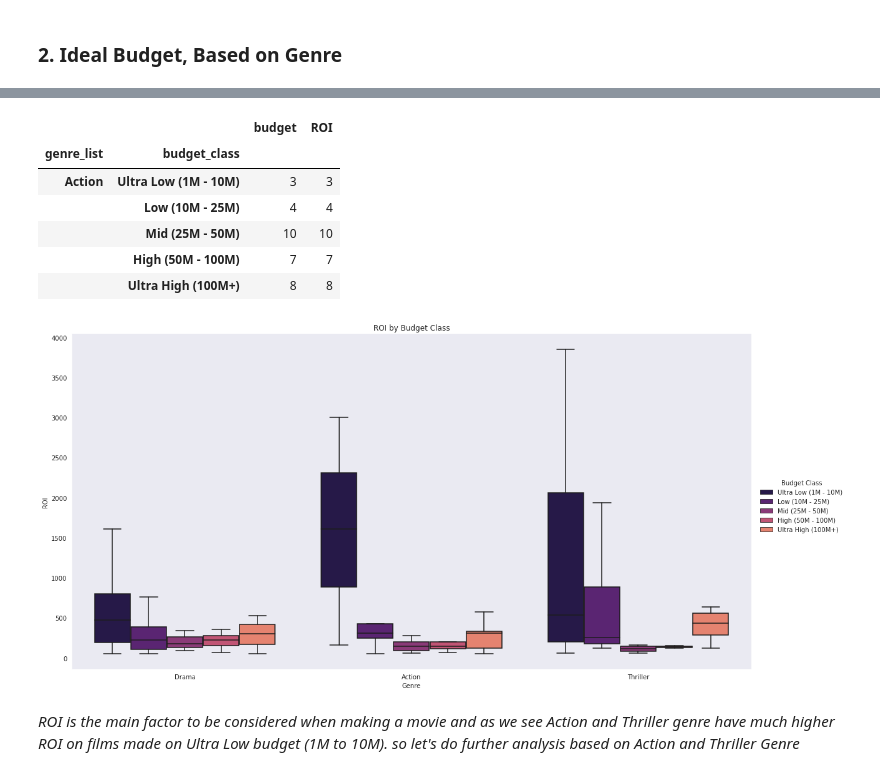
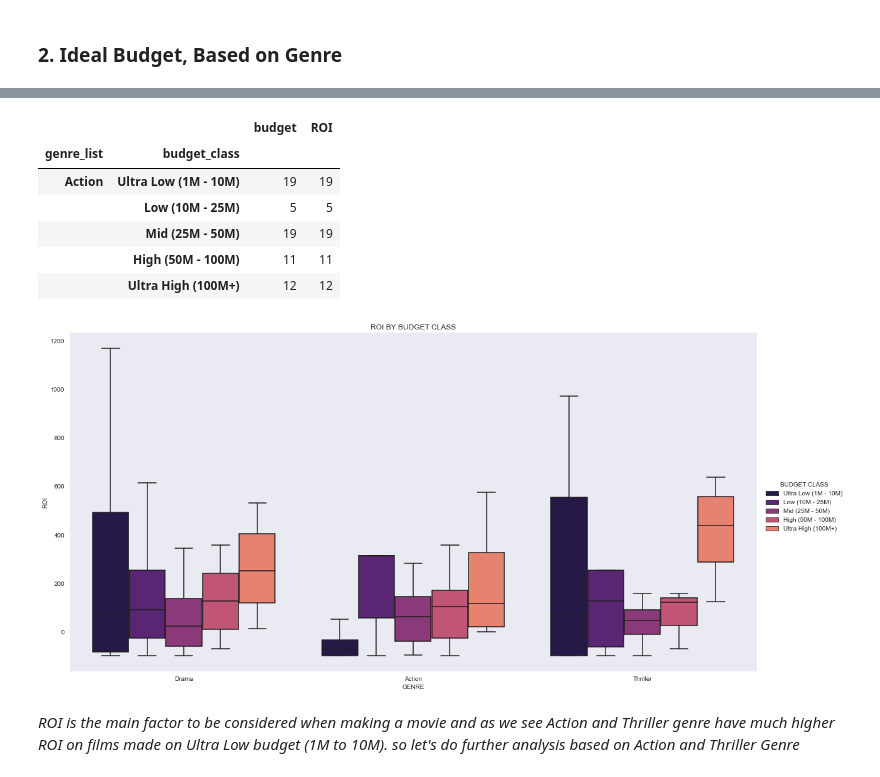
Before and after one commit to avithekkc/P1-moive-data-analysis, a Jupyter notebook: data-visualization.ipynb, the cells around one changed output, grey strips where cells are left out. Drawn from its saved outputs; the diff is of its cells as text; code cells hidden in the pictures.

```diff
--- a/data-visualization.ipynb
+++ b/data-visualization.ipynb
@@ -208,6 +212,6 @@ _So as we have our top 5 Genre to be considered while making a film, lets take a
 # %%
 top_genres = ['Thriller', 'Action', 'Drama']
 
-df = df[((df['Thriller'] == 1) | (df['Action'] == 1) | (df['Drama'] == 1)) & ((df['ROI'] > 50) & (df['budget'] > 100000))]
+df = df[((df['Thriller'] == 1) | (df['Action'] == 1) | (df['Drama'] == 1))]
 df.shape
 # %% [output]
@@ -255,28 +235,29 @@ df_budget.groupby(['genre_list', 'budget_class']).count().head()
 # %% [output]
 |  |  | budget | ROI |
 | genre_list | budget_class |  |  |
-| Action | Ultra Low (1M - 10M) | 3 | 3 |
-|  | Low (10M - 25M) | 4 | 4 |
-|  | Mid (25M - 50M) | 10 | 10 |
-|  | High (50M - 100M) | 7 | 7 |
-|  | Ultra High (100M+) | 8 | 8 |
+| Action | Ultra Low (1M - 10M) | 19 | 19 |
+|  | Low (10M - 25M) | 5 | 5 |
+|  | Mid (25M - 50M) | 19 | 19 |
+|  | High (50M - 100M) | 11 | 11 |
+|  | Ultra High (100M+) | 12 | 12 |
 # %%
 ax = sns.catplot(x="genre_list",
             y="ROI",
             hue="budget_class",
             hue_order=['Ultra Low (1M - 10M)', 'Low (10M - 25M)', 'Mid (25M - 50M)', 'High (50M - 100M)', 'Ultra High (100M+)'],
             kind="box",
             height = 8,
             aspect = 2,
             showfliers = False,
             data=df_budget)
 
-ax._legend.set_title('Budget Class')
+ax._legend.set_title('BUDGET CLASS')
 
-plt.title('ROI by Budget Class')
-plt.xlabel('Genre');
+plt.title('ROI BY BUDGET CLASS')
+plt.xlabel('GENRE');
+#ax.savefig('images/roi_budget_class.jpg')
 # %% [output]
-[figure, old version]
+[figure, new version]
 # %% [markdown]
 _ROI is the main factor to be considered when making a movie and as we see Action and Thriller genre have much higher ROI on films made on Ultra Low budget (1M to 10M). so let's do further analysis based on Action and Thriller Genre_
 # %% [markdown]
```
Also changed, not shown: parts of 14 cells of this notebook, 7 other files.
